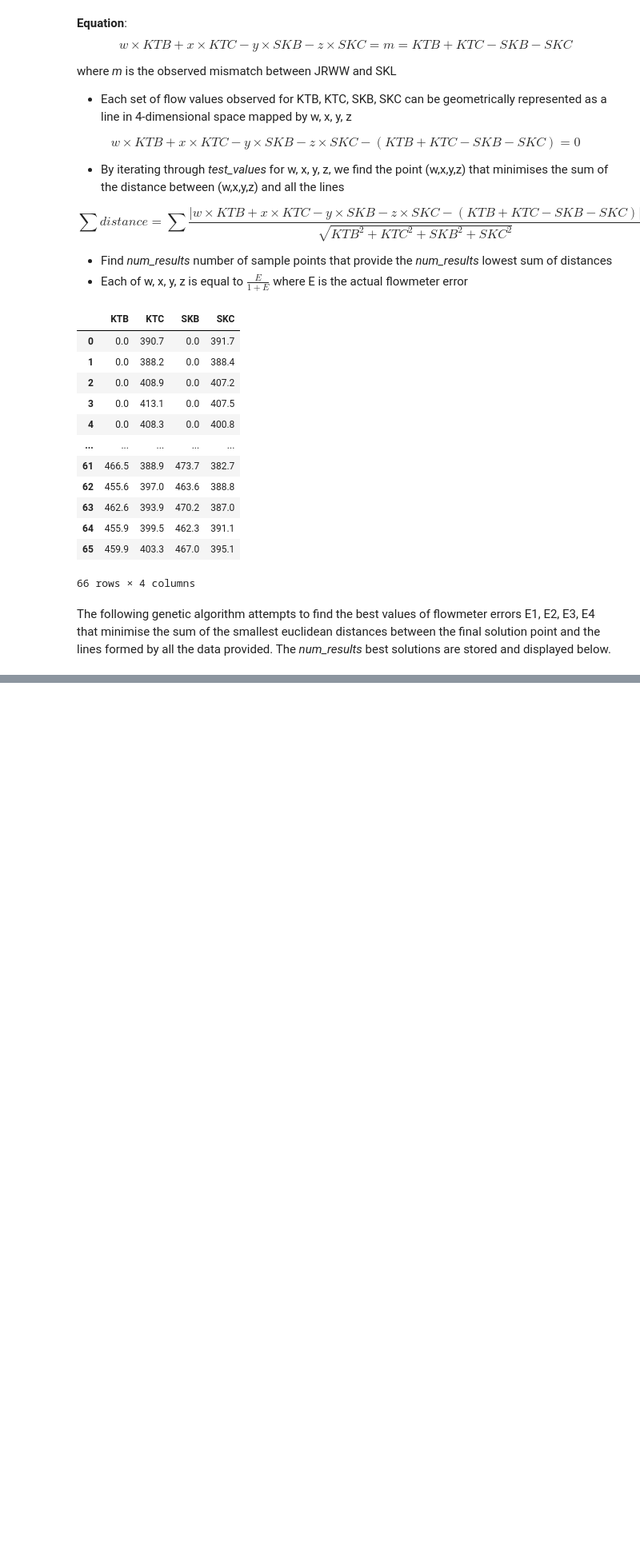
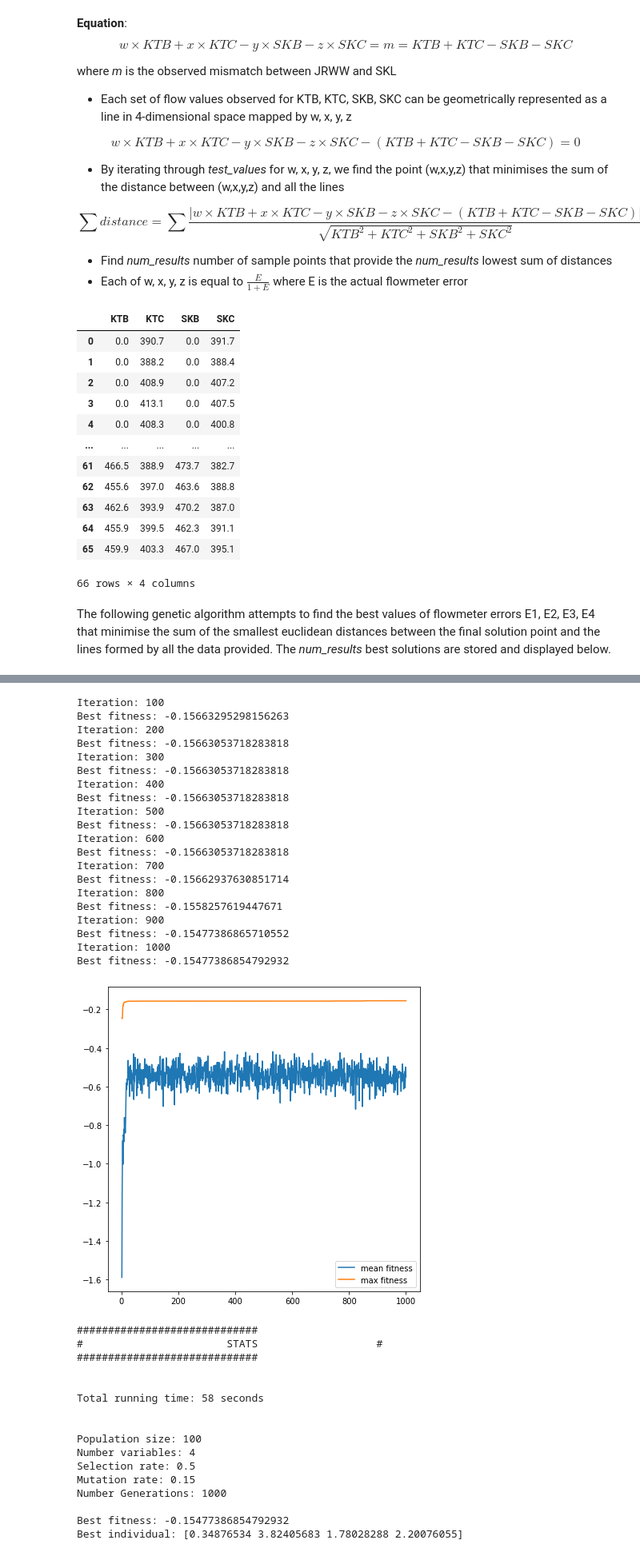
Before and after one commit to darylyong/Flow-Error, a Jupyter notebook: flowerror_ga.ipynb, the cells around one changed output, grey strips where cells are left out. Shown at 80% size. Drawn from its saved outputs; the diff is of its cells as text; code cells hidden in the pictures; blank space fills up the shorter version.

```diff
--- a/flowerror_ga.ipynb
+++ b/flowerror_ga.ipynb
@@ -140,0 +181,40 @@ Wall time: 1min 5s
+# %%
+solver.solve()
+# %% [output]
+Iteration: 100
+Best fitness: -0.15663295298156263
+Iteration: 200
+Best fitness: -0.15663053718283818
+Iteration: 300
+Best fitness: -0.15663053718283818
+Iteration: 400
+Best fitness: -0.15663053718283818
+Iteration: 500
+Best fitness: -0.15663053718283818
+Iteration: 600
+Best fitness: -0.15663053718283818
+Iteration: 700
+Best fitness: -0.15662937630851714
+Iteration: 800
+Best fitness: -0.1558257619447671
+Iteration: 900
+Best fitness: -0.15477386865710552
+Iteration: 1000
+Best fitness: -0.15477386854792932
+[figure, added]
+#############################
+#                       STATS                   #
+#############################
+
+
+Total running time: 58 seconds
+
+
+Population size: 100
+Number variables: 4
+Selection rate: 0.5
+Mutation rate: 0.15
+Number Generations: 1000
+
+Best fitness: -0.15477386854792932
+Best individual: [0.34876534 3.82405683 1.78028288 2.20076055]
```
Also changed, not shown: parts of 3 cells of this notebook.
